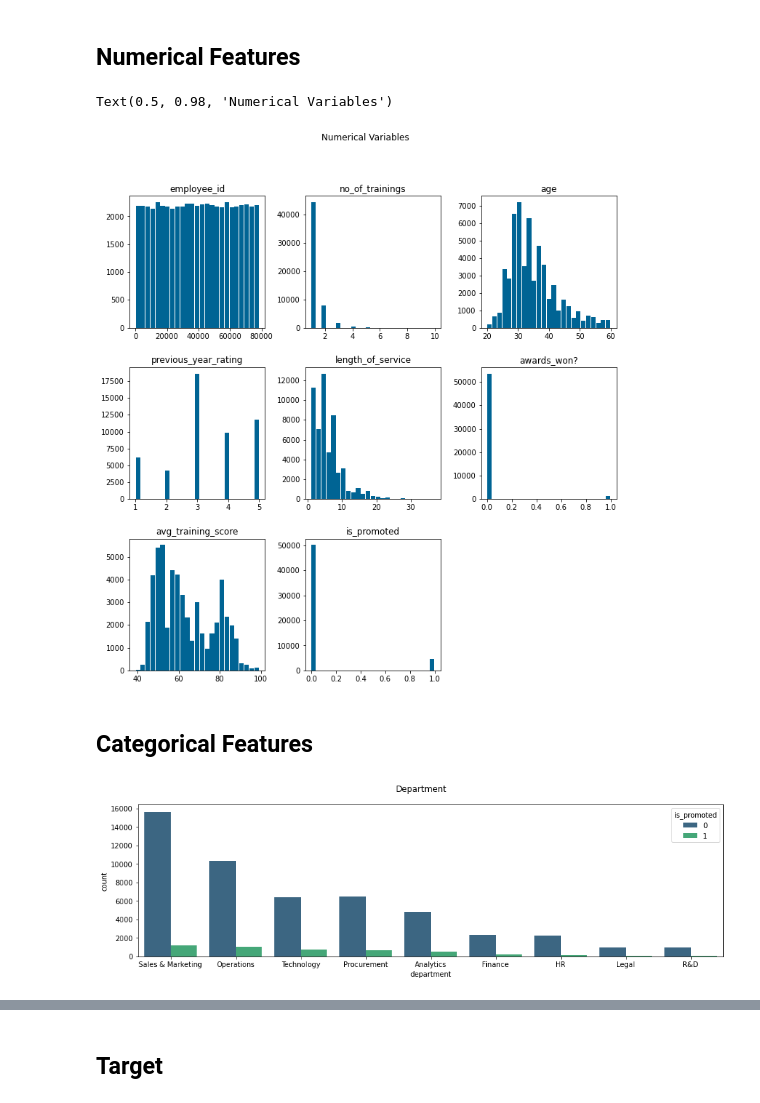
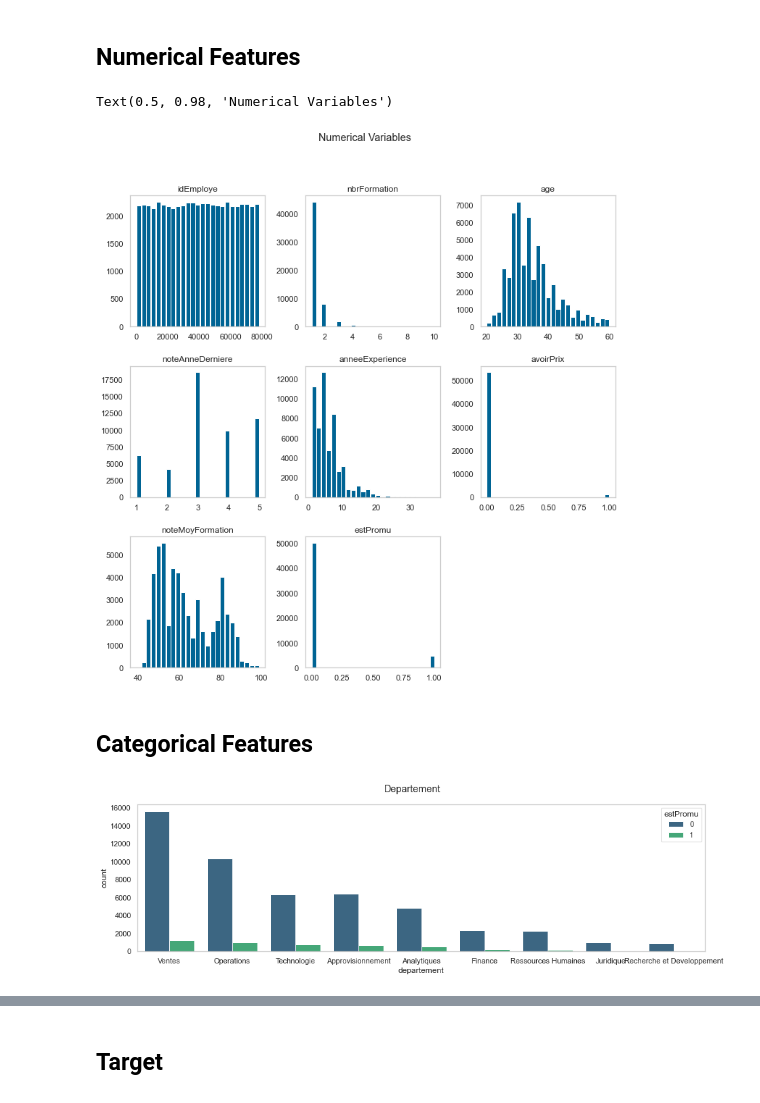
Before and after one commit to AstroNode247/hr-collection, a Jupyter notebook: research_notebook/hr_promotion_adaboost.ipynb, the cells around one changed output, grey strips where cells are left out. Cells and saved outputs as stored; diff of their text form; code cells hidden in the pictures.

Commit message:
Update code for french data

```diff
--- a/research_notebook/hr_promotion_adaboost.ipynb
+++ b/research_notebook/hr_promotion_adaboost.ipynb
@@ -6,7 +6,8 @@ import matplotlib.pyplot as plt
 import seaborn as sns
 # %%
 #load data
-train = pd.read_csv('hr-analytics-case-study/employee_promo_train.csv')
+train = pd.read_csv('hr-analytics-case-study/employee_promo_train_fr.csv')
 test = pd.read_csv('hr-analytics-case-study/employee_promo_test.csv')
+train.drop('Unnamed: 0', axis=1, inplace=True)
 train.head()
 # %% [output]
@@ -57,18 +58,18 @@ ax = train.hist(bins=25, grid=False, figsize=(12,12),color='#006494',zorder=2, r
 plt.suptitle("Numerical Variables")
 # %% [output]
 Text(0.5, 0.98, 'Numerical Variables')
-[figure, old version]
+[figure, new version]
 # %% [markdown]
 ## Categorical Features
 # %%
 # categorical features - department
 plt.figure(figsize=(15,4))
-ax = sns.countplot(x="department",data=train, palette="viridis",hue="is_promoted", order = train['department'].value_counts().index)
+ax = sns.countplot(x="departement",data=train, palette="viridis",hue="estPromu", order = train['departement'].value_counts().index)
 ax.grid(False)
-plt.suptitle("Department")
+plt.suptitle("Departement")
 plt.show()
 # %% [output]
-[figure, old version]
+[figure, new version]
 # %%
 # categorical features - region
 plt.figure(figsize=(15,20))
```
Also changed, not shown: parts of 30 cells of this notebook, 1 other file.
